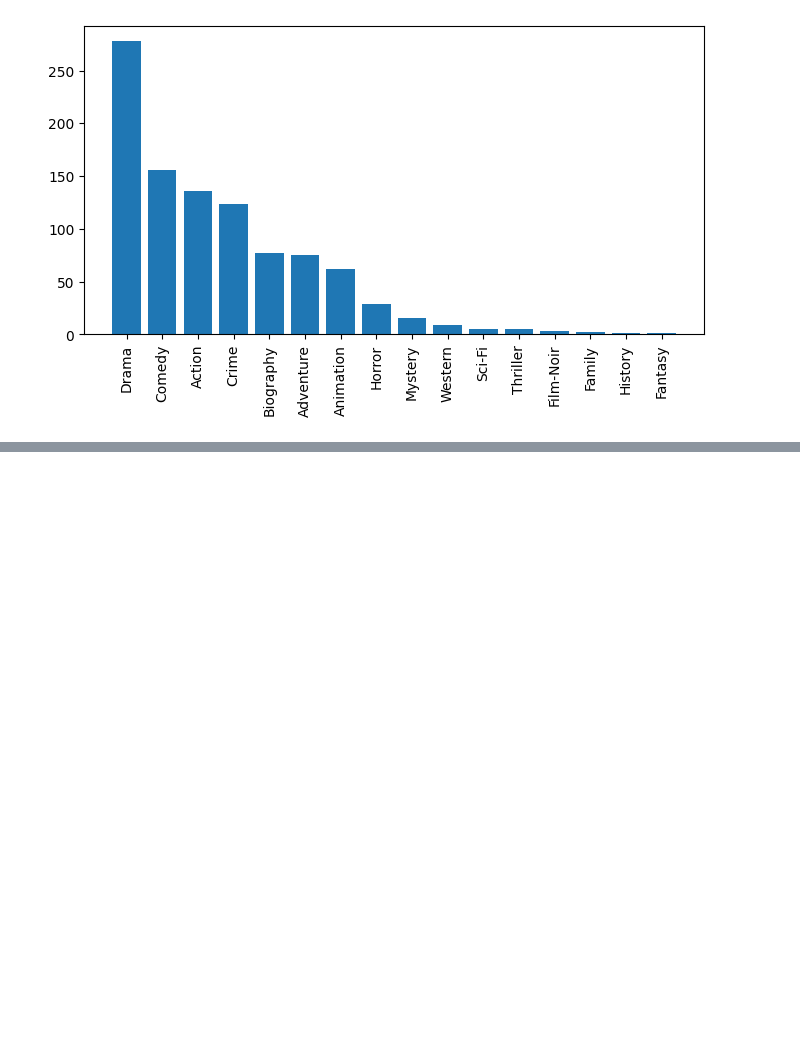
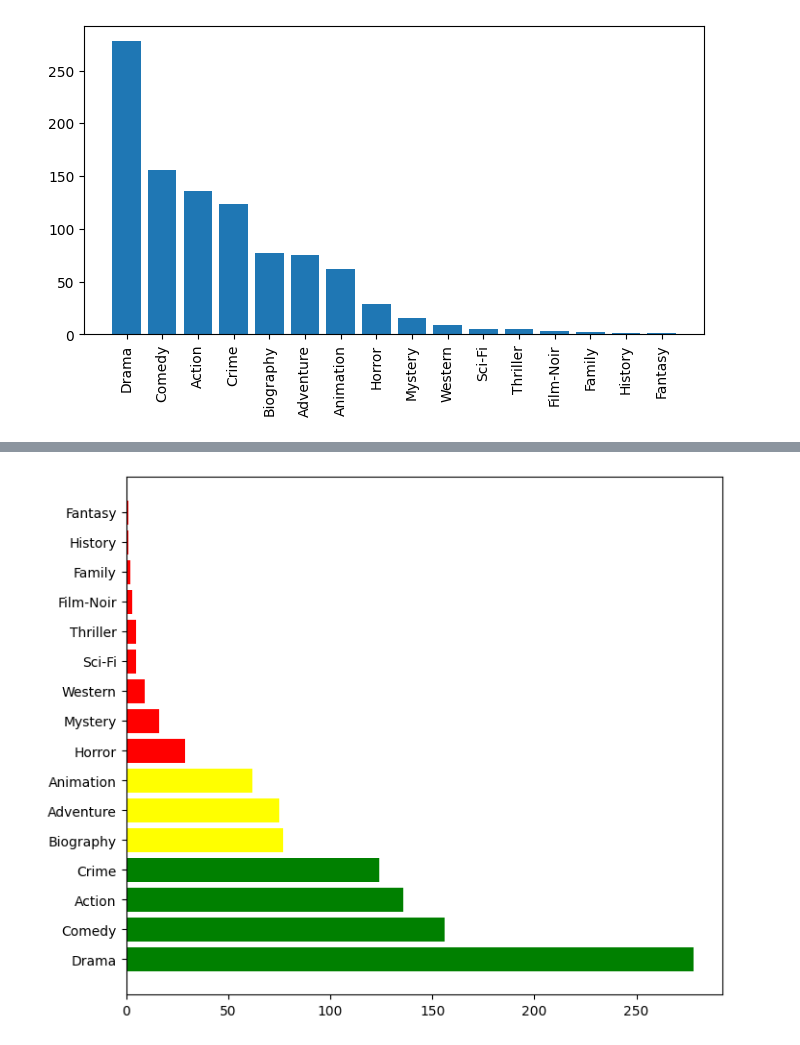
Before and after one commit to bipulshahi/polytechnic_barh, a Jupyter notebook: Python_DS_library_4.ipynb, the cells around one changed output, grey strips where cells are left out. Cells and saved outputs as stored; diff of their text form; code cells hidden in the pictures; blank space fills up the shorter version.

```diff
--- a/Python_DS_library_4.ipynb
+++ b/Python_DS_library_4.ipynb
@@ -128,0 +129,3 @@ plt.show()
+# %%
+genre_count = df.genre.value_counts().reset_index()
+genre_count
@@ -128,0 +154,11 @@ plt.show()
+# %%
+def generate_color(value):
+    if value > 100:
+        return 'green'
+    elif value > 50:
+        return 'yellow'
+    else:
+        return 'red'
+# %%
+bar_color = genre_count['count'].apply(generate_color)
+bar_color
@@ -128,0 +183,6 @@ plt.show()
+# %%
+plt.figure(figsize = (8,7))
+plt.barh(genre_count['genre'] , genre_count['count'], color = bar_color)
+plt.show()
+# %% [output]
+[figure, added]
```
Also changed, not shown: parts of 4 cells of this notebook.
